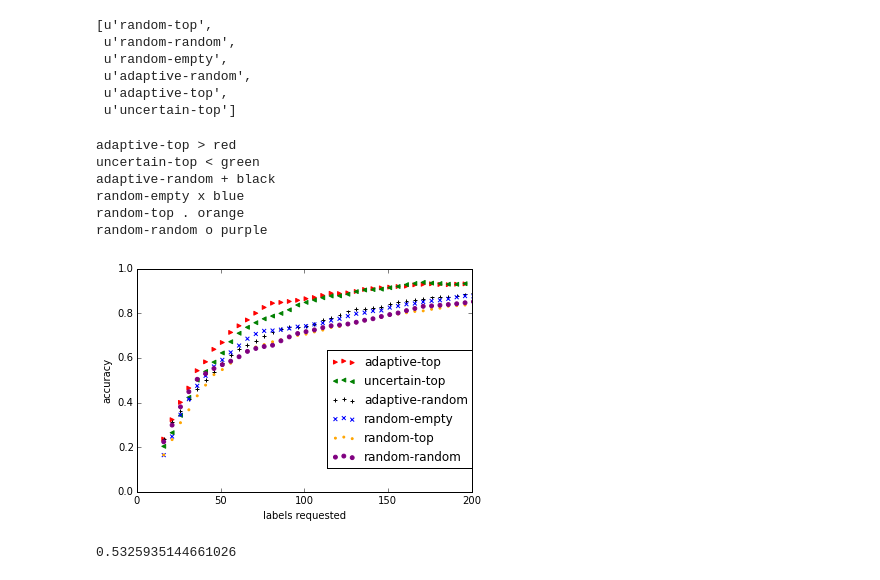
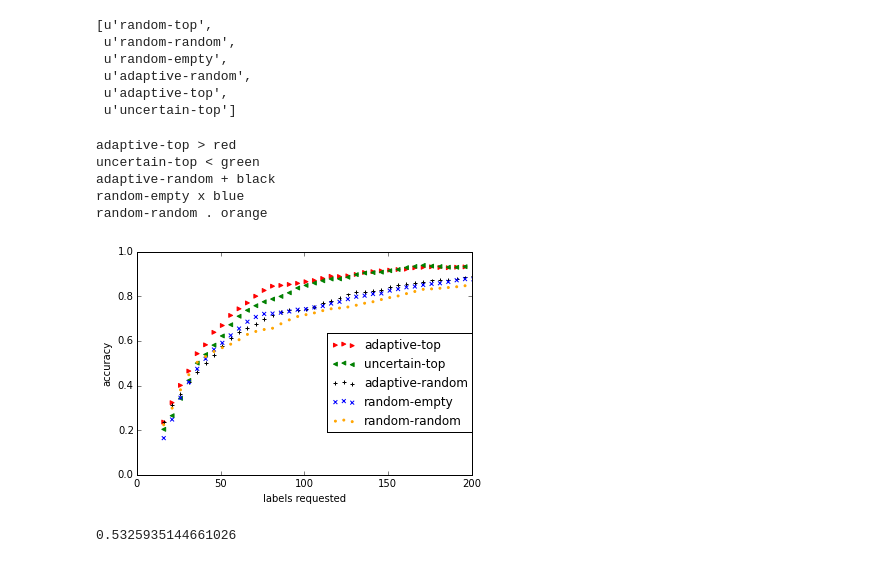
Before and after one commit to melkherj/puddle, a Jupyter notebook: InspectResults.ipynb, the cells around one changed output. Drawn from its saved outputs; the diff is of its cells as text; code cells hidden in the pictures.

```diff
--- a/InspectResults.ipynb
+++ b/InspectResults.ipynb
@@ -71,28 +71,27 @@ xs.keys()
 # %%
 ds = 5 #downsample
 #xs2 = [x[::ds] for x in xs]
 #ys2 = [pd.rolling_mean(y,15)[::ds] for y in ys]
 for name,marker,color in zip(['adaptive-top','uncertain-top','adaptive-random',
-                              'random-empty','random-top','random-random'],['>','<','+','x','.','o'],
+                              'random-empty','random-random'],['>','<','+','x','.','o'],
                              ['red','green','black','blue','orange','purple']):
     x = xs[name][::ds]
     y = pd.rolling_mean(ys[name],15)[::ds]
     print name,marker,color
     plt.scatter(x,y,color=color,label=name,marker=marker,s=[15]*len(ys))
 plt.xlim([0,200])
 plt.ylim([0.0,1.0])
 plt.xlabel('labels requested')
 plt.ylabel('accuracy')
 plt.legend(bbox_to_anchor=(1.02, 0.66))
 plt.show()
 # %% [output]
 adaptive-top > red
 uncertain-top < green
 adaptive-random + black
 random-empty x blue
-random-top . orange
-random-random o purple
+random-random . orange
-[figure, old version]
+[figure, new version]
 # %%
 import utils
 utils.add_noise(0.5,1.5*math.exp(-0.05*20))
```
Also changed, not shown: parts of 5 cells of this notebook, 1 other file.
